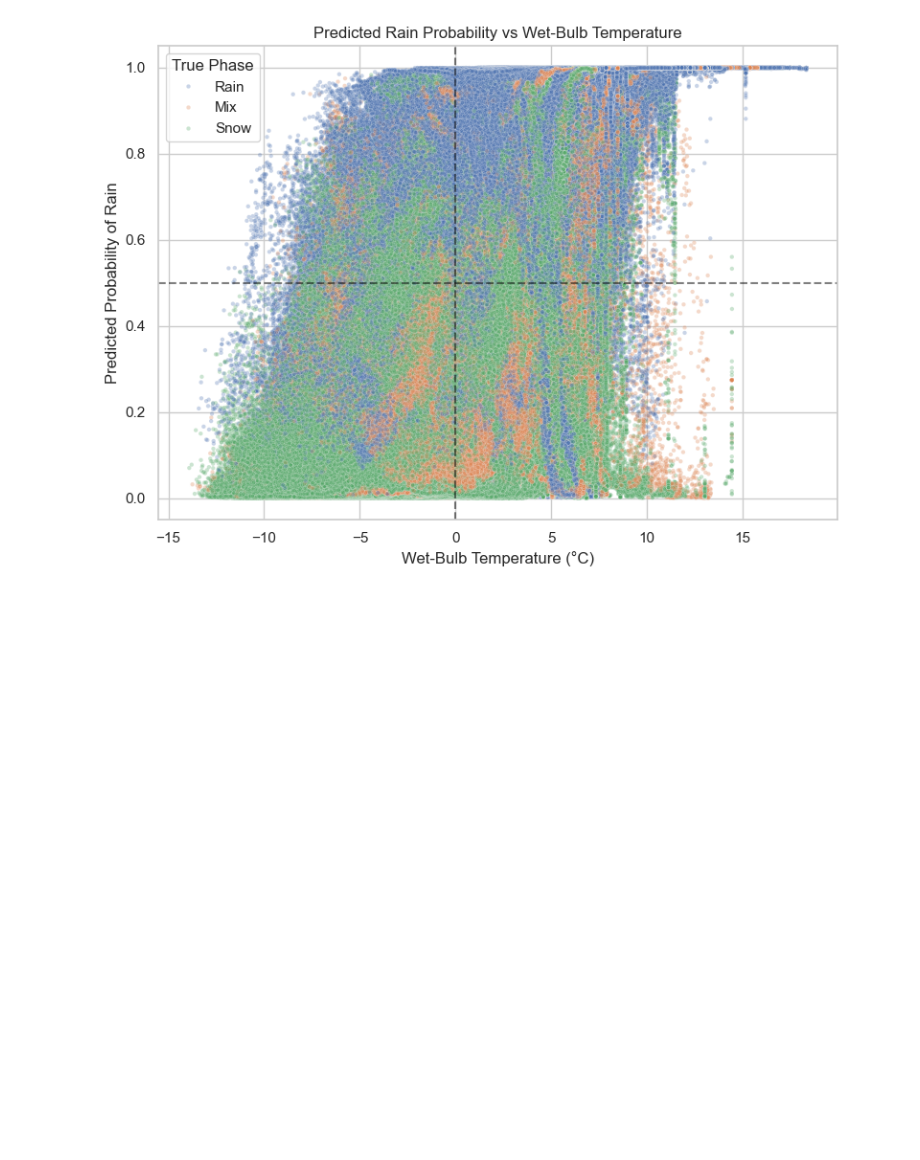
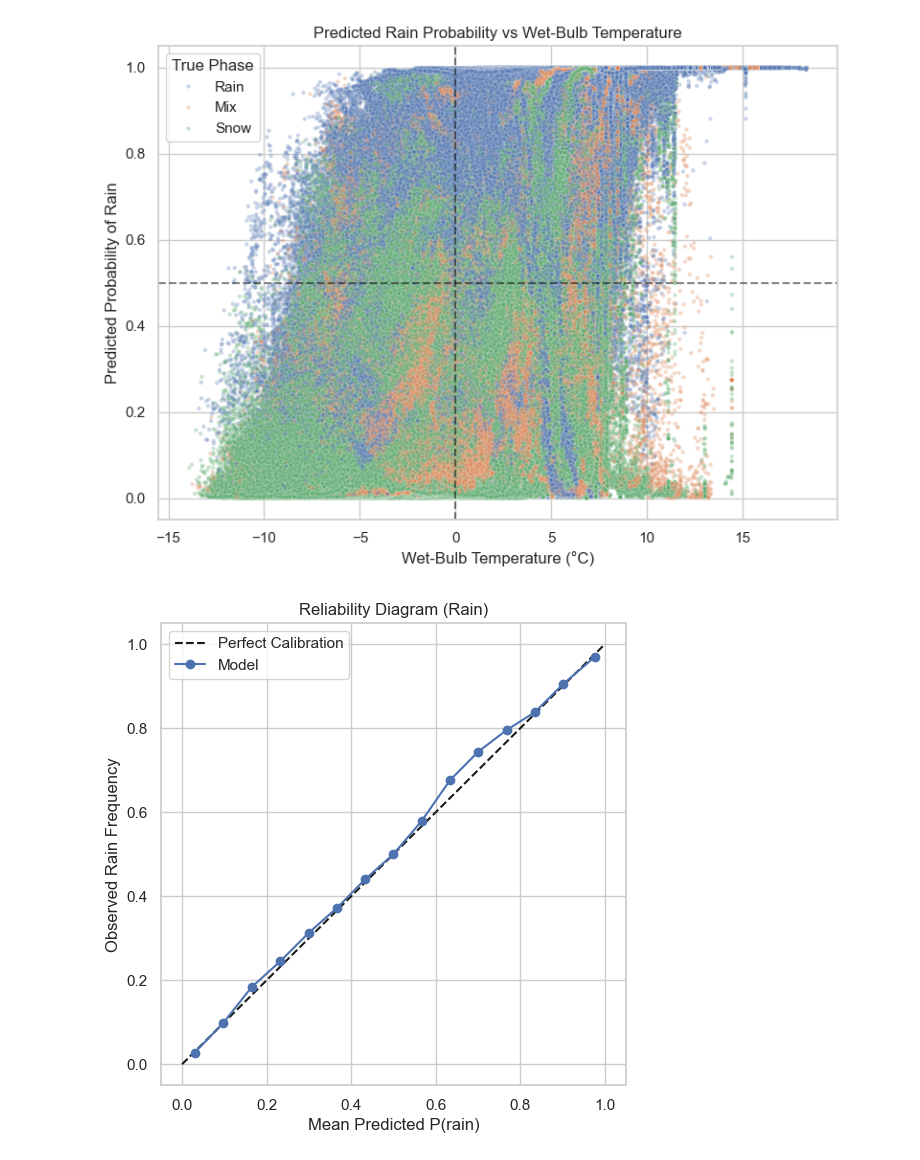
Before and after one commit to emmaaagolub/MRoS-phase-prediction, a Jupyter notebook: ML_pipeline/ML_eval_XGBoost_v3.ipynb, the cells around one changed output. Saved outputs shown, nothing was run; the diff lists cells and outputs as text; code cells hidden in the pictures; blank space fills up the shorter version.

Commit message:
v3 binary + mix output ML clarity update

```diff
--- a/ML_pipeline/ML_eval_XGBoost_v3.ipynb
+++ b/ML_pipeline/ML_eval_XGBoost_v3.ipynb
@@ -150,3 +153,42 @@ plt.savefig(GRAPHICS_DIR / "probability_vs_wetbulb.png", dpi=300)
 plt.show()
 # %% [output]
 [figure]
+# %%
+n_bins = 15
+
+mask_binary = (y_true != 2)
+p = df_test_predictions["p_rain"][mask_binary]
+y = (y_true[mask_binary] == 1).astype(int)  # rain=1
+
+bins = np.linspace(0, 1, n_bins + 1)
+bin_centers = 0.5 * (bins[:-1] + bins[1:])
+
+obs_freq = []
+pred_mean = []
+counts = []
+
+for i in range(n_bins):
+    idx = (p >= bins[i]) & (p < bins[i+1])
+    if np.sum(idx) > 0:
+        obs_freq.append(np.mean(y[idx]))
+        pred_mean.append(np.mean(p[idx]))
+        counts.append(np.sum(idx))
+    else:
+        obs_freq.append(np.nan)
+        pred_mean.append(np.nan)
+        counts.append(0)
+
+obs_freq = np.array(obs_freq)
+pred_mean = np.array(pred_mean)
+
+plt.figure(figsize=(6,6))
+plt.plot([0,1], [0,1], 'k--', label="Perfect Calibration")
+plt.plot(pred_mean, obs_freq, 'o-', label="Model")
+plt.xlabel("Mean Predicted P(rain)")
+plt.ylabel("Observed Rain Frequency")
+plt.title("Reliability Diagram (Rain)")
+plt.legend()
+plt.grid(True)
+plt.show()
+# %% [output]
+[figure, added]
```
Also changed, not shown: parts of 2 cells of this notebook, 5 other files.
